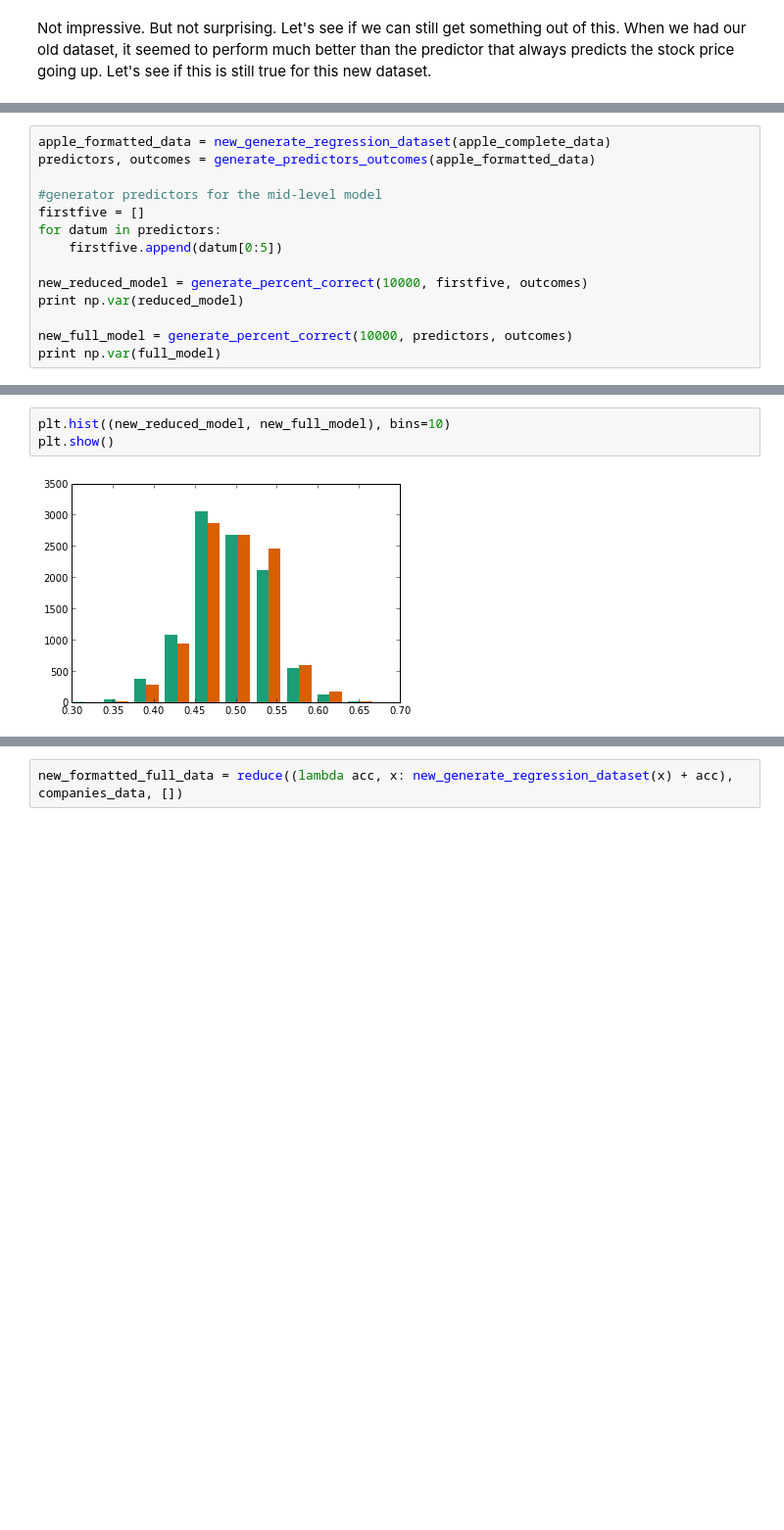
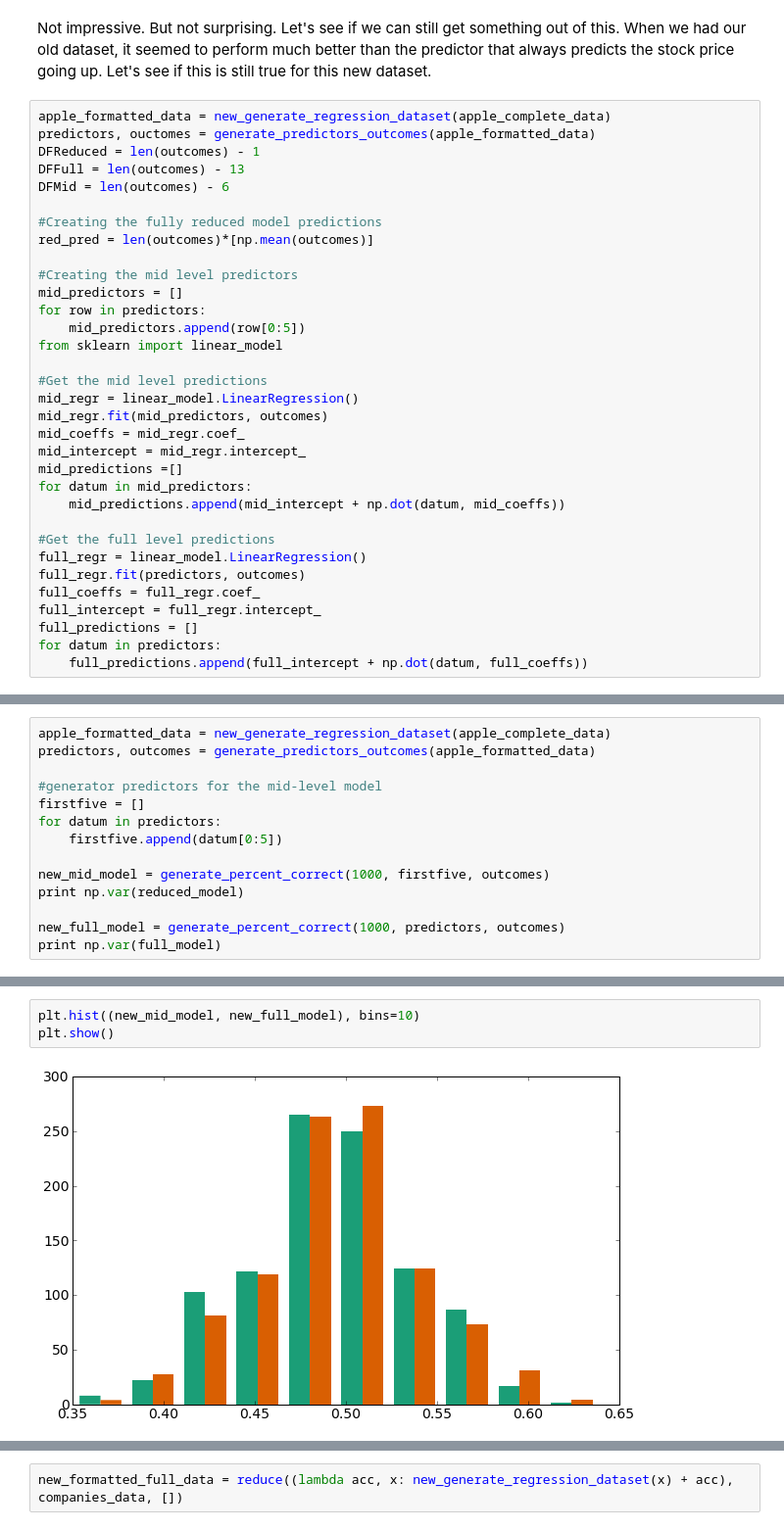
Before and after one commit to yuechen/SKY, a Jupyter notebook: PJNEW.ipynb, the cells around one changed output, grey strips where cells are left out. Shown at 98% size. Drawn from its saved outputs; the diff is of its cells as text; blank space fills up the shorter version.

```diff
--- a/PJNEW.ipynb
+++ b/PJNEW.ipynb
@@ -1353,2 +1383,35 @@ percent correct: 50.0
 # %% [markdown]
 Not impressive. But not surprising. Let's see if we can still get something out of this. When we had our old dataset, it seemed to perform much better than the predictor that always predicts the stock price going up. Let's see if this is still true for this new dataset.
+# %%
+apple_formatted_data = new_generate_regression_dataset(apple_complete_data)
+predictors, ouctomes = generate_predictors_outcomes(apple_formatted_data)
+DFReduced = len(outcomes) - 1
+DFFull = len(outcomes) - 13
+DFMid = len(outcomes) - 6
+
+#Creating the fully reduced model predictions
+red_pred = len(outcomes)*[np.mean(outcomes)]
+
+#Creating the mid level predictors
+mid_predictors = []
+for row in predictors:
+    mid_predictors.append(row[0:5])
+from sklearn import linear_model
+
+#Get the mid level predictions
+mid_regr = linear_model.LinearRegression()
+mid_regr.fit(mid_predictors, outcomes)
+mid_coeffs = mid_regr.coef_
+mid_intercept = mid_regr.intercept_
+mid_predictions =[]
+for datum in mid_predictors:
+    mid_predictions.append(mid_intercept + np.dot(datum, mid_coeffs))
+
+#Get the full level predictions
+full_regr = linear_model.LinearRegression()
+full_regr.fit(predictors, outcomes)
+full_coeffs = full_regr.coef_
+full_intercept = full_regr.intercept_
+full_predictions = []
+for datum in predictors:
+    full_predictions.append(full_intercept + np.dot(datum, full_coeffs))
@@ -1361,9 +1434,9 @@ firstfive = []
 for datum in predictors:
     firstfive.append(datum[0:5])
 
-new_reduced_model = generate_percent_correct(10000, firstfive, outcomes)
+new_mid_model = generate_percent_correct(1000, firstfive, outcomes)
 print np.var(reduced_model)
 
-new_full_model = generate_percent_correct(10000, predictors, outcomes)
+new_full_model = generate_percent_correct(1000, predictors, outcomes)
 print np.var(full_model)
 # %% [output]
@@ -1376,6 +1449,6 @@ scipy.stats.ttest_ind(new_reduced_model, new_full_model)
 # %%
-plt.hist((new_reduced_model, new_full_model), bins=10)
+plt.hist((new_mid_model, new_full_model), bins=10)
 plt.show()
 # %% [output]
-[figure, old version]
+[figure, new version]
 # %% [markdown]
```
Also changed, not shown: parts of 29 cells of this notebook.
